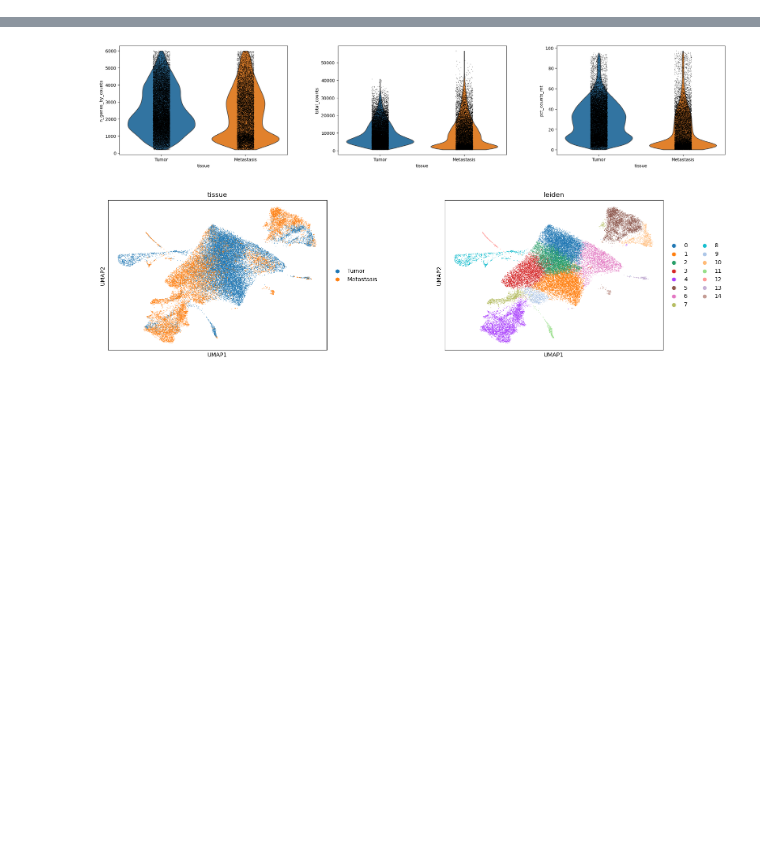
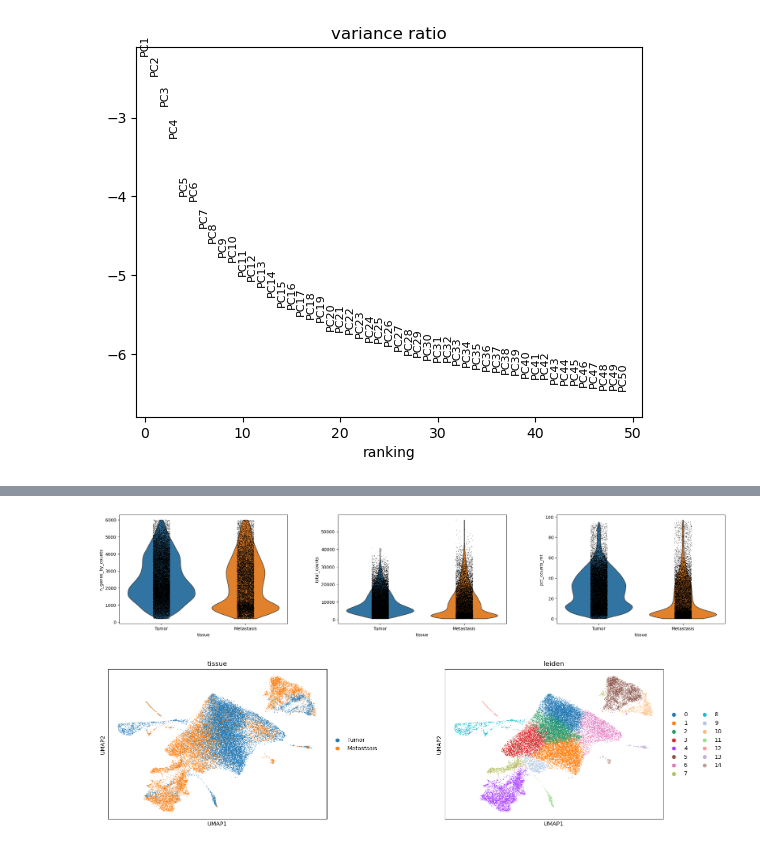
Before and after one commit to rinickulous/final2-project-scread, a Jupyter notebook: scanpy.ipynb, the cells around one changed output, grey strips where cells are left out. Saved outputs shown, nothing was run; the diff lists cells and outputs as text; code cells hidden in the pictures; blank space fills up the shorter version.

```diff
--- a/scanpy.ipynb
+++ b/scanpy.ipynb
@@ -82,0 +208,11 @@ adata.write_h5ad('results/combined_all_samples2.h5ad')
+# %%
+# PCA was already run with sc.tl.pca(adata, svd_solver='arpack')
+
+# Scree / elbow plot of the first 50 PCs (log scale)
+sc.pl.pca_variance_ratio(
+    adata,
+    n_pcs=50,
+    log=True
+)
+# %% [output]
+[figure, added]
```
Also changed, not shown: parts of 20 cells of this notebook, 8 other files.
